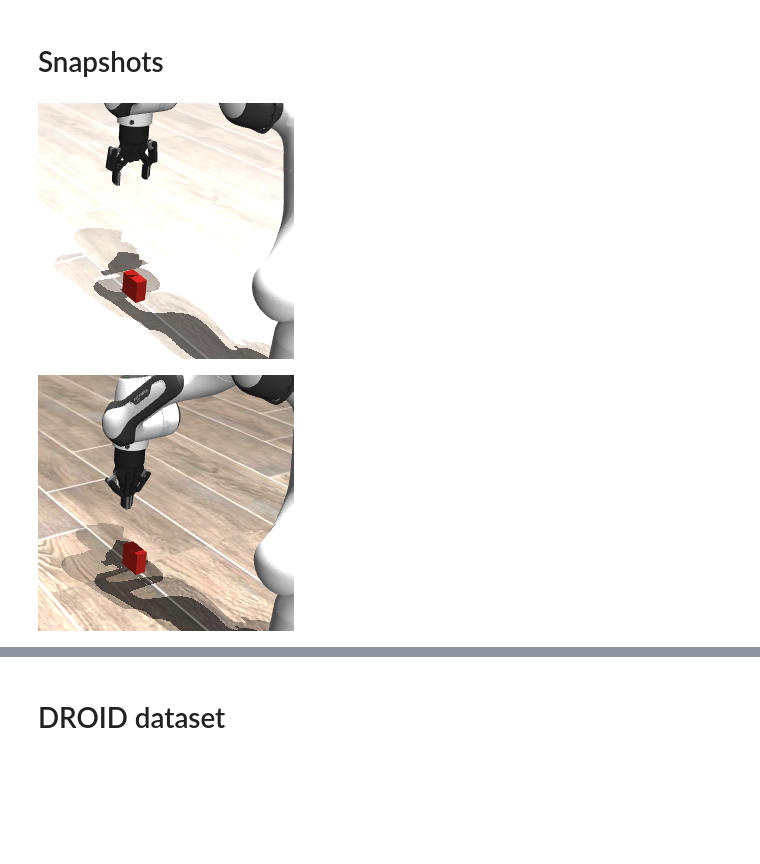
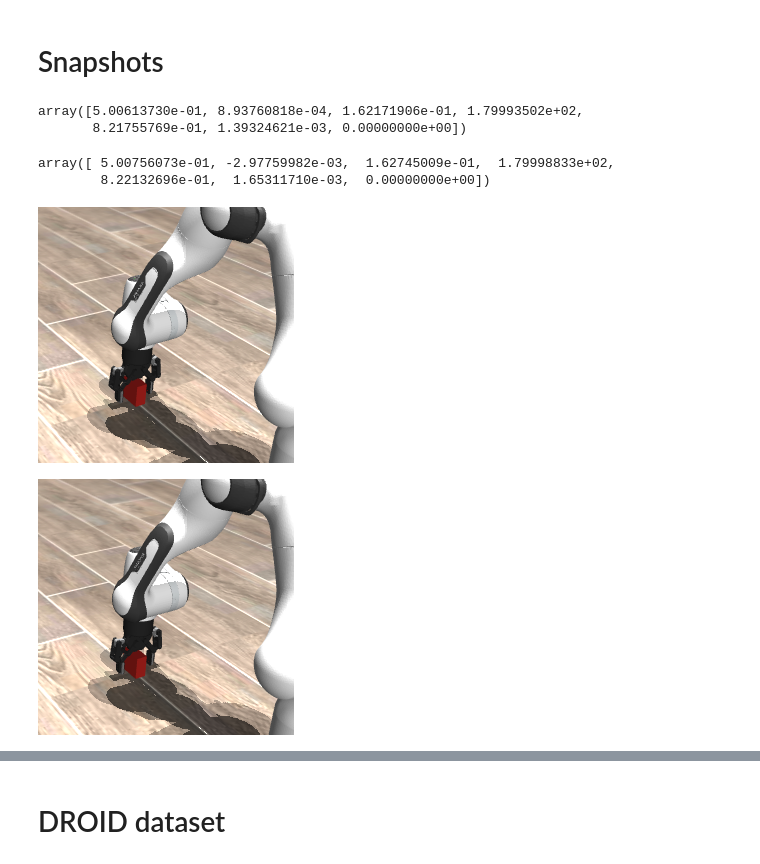
Before and after one commit to ProxyCausal/custom_gym_env, a Jupyter notebook: notebooks/custom_gym_env.ipynb, the cells around one changed output, grey strips where cells are left out. Cells and saved outputs as stored; diff of their text form; code cells hidden in the pictures; blank space fills up the shorter version.

```diff
--- a/notebooks/custom_gym_env.ipynb
+++ b/notebooks/custom_gym_env.ipynb
@@ -24,11 +24,18 @@ The autoreload extension is already loaded. To reload it, use:
 # %% [markdown]
 # Snapshots
 # %%
-capture = np.load("../outputs/capture_1787345317.7781343.npz")
-capture2 = np.load("../outputs/capture_1777218258.0700648.npz")
+capture = np.load("../outputs/capture_1787411550.0767727.npz")
+capture2 = np.load("../outputs/capture_1769832812.9509695.npz")
+
+capture['state']
+capture2['state']
 
 Image.fromarray(capture['img']).crop((320, 140, 576, 396))
 Image.fromarray(capture2['img']).crop((320, 140, 576, 396))
 # %% [output]
+array([5.00613730e-01, 8.93760818e-04, 1.62171906e-01, 1.79993502e+02,
+       8.21755769e-01, 1.39324621e-03, 0.00000000e+00])
+array([ 5.00756073e-01, -2.97759982e-03,  1.62745009e-01,  1.79998833e+02,
+        8.22132696e-01,  1.65311710e-03,  0.00000000e+00])
-[figure, old version]
+[figure, new version]
-[figure, old version]
+[figure, new version]
```
Also changed, not shown: parts of 6 cells of this notebook, 2 other files.
